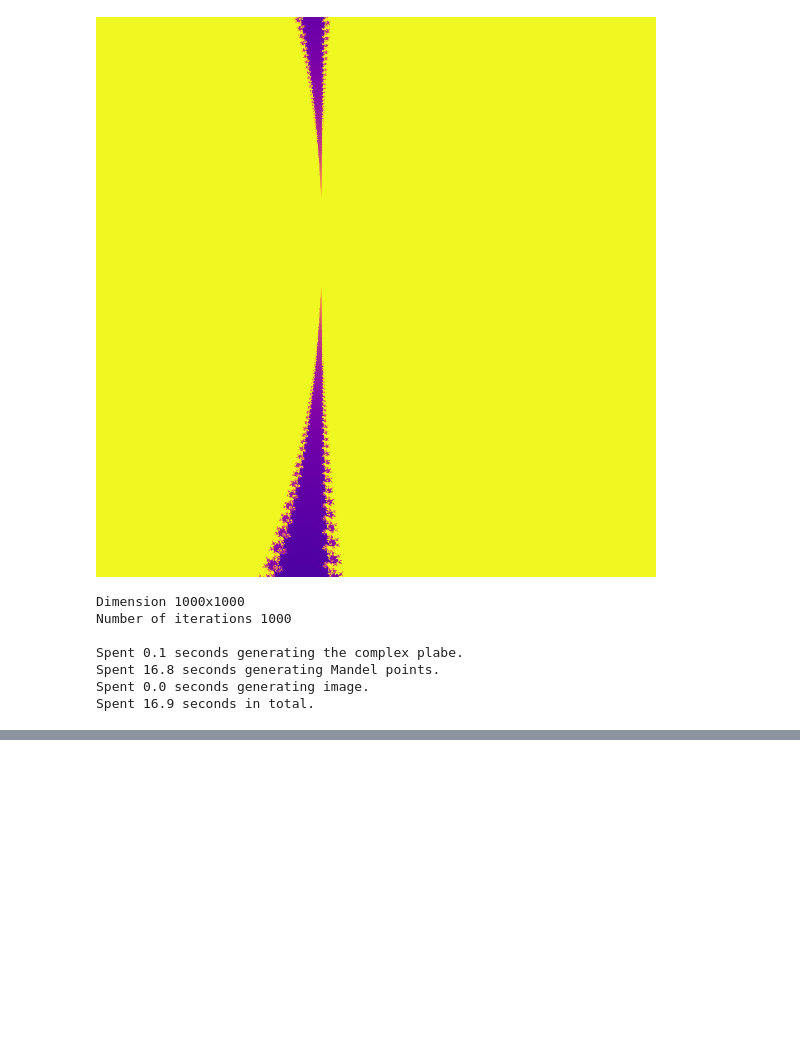
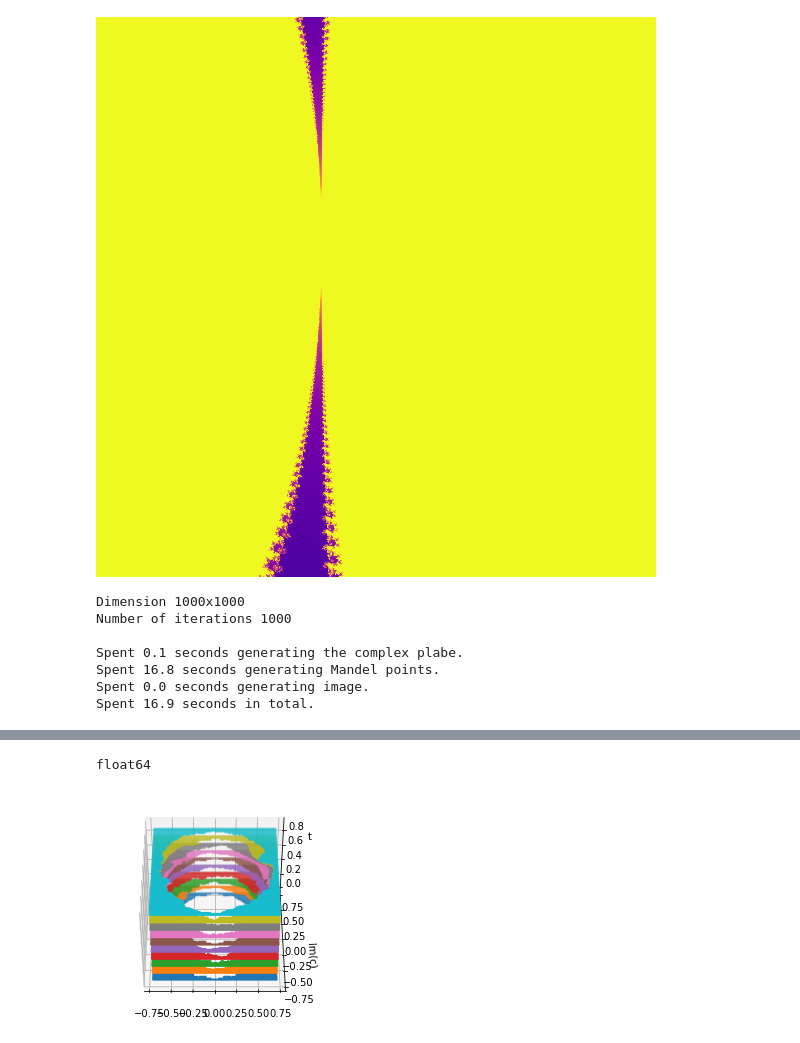
Before and after one commit to SilvestriStefano/coreEntropy_neighborIFS, a Jupyter notebook: scripts/Generating_plots.ipynb, the cells around one changed output, grey strips where cells are left out. Drawn from its saved outputs; the diff is of its cells as text; code cells hidden in the pictures; blank space fills up the shorter version.

```diff
--- a/scripts/Generating_plots.ipynb
+++ b/scripts/Generating_plots.ipynb
@@ -212,0 +227,22 @@ Spent 86.396 seconds in total.
+# %%
+curr_c=2.+0.j
+from numba import typeof
+
+print(f"{typeof(1/(1-np.abs(curr_c)))}")
+# %% [output]
+float64
+# %%
+def barnsley_set_v2(c, x_dim = 10, y_dim = 10, depth = 10,switch=0):
+    c_x=[]
+    c_y=[]
+    c_z=[]
+
+    for y in prange(y_dim):
+        for x in prange(x_dim):
+            ROT = switch if type(switch)!=str else -cmath.phase(c[y][x])/cmath.pi
+            d=disconnected_general(c[y][x],depth,ROT)
+            if (d>0):
+                c_x.append(c[y][x].real)
+                c_y.append(c[y][x].imag)
+                c_z.append(ROT if type(switch)!=str else (ROT%1))
+    return c_x,c_y,c_z
@@ -212,0 +283,23 @@ Spent 86.396 seconds in total.
+# %%
+fig = plt.figure()
+ax = fig.add_subplot(projection='3d')
+
+ax.scatter(xs0, ys0, zs0, s=5,marker=".")
+ax.scatter(xs1, ys1, zs1, s=5,marker=".")
+ax.scatter(xs2, ys2, zs2, s=5,marker=".")
+ax.scatter(xs3, ys3, zs3, s=5,marker=".")
+ax.scatter(xs4, ys4, zs4, s=5,marker=".")
+ax.scatter(xs5, ys5, zs5, s=5,marker=".")
+ax.scatter(xs6, ys6, zs6, s=5,marker=".")
+ax.scatter(xs7, ys7, zs7, s=5,marker=".")
+ax.scatter(xs8, ys8, zs8, s=5,marker=".")
+ax.scatter(xs9, ys9, zs9, s=5,marker=".")
+
+ax.set_xlabel('Re(c)')
+ax.set_ylabel('Im(c)')
+ax.set_zlabel('t')
+
+# Customize the view angle
+ax.view_init(elev=45., azim=-90, roll=0)
+# %% [output]
+[figure, added]
```
Also changed, not shown: parts of 5 cells of this notebook.
